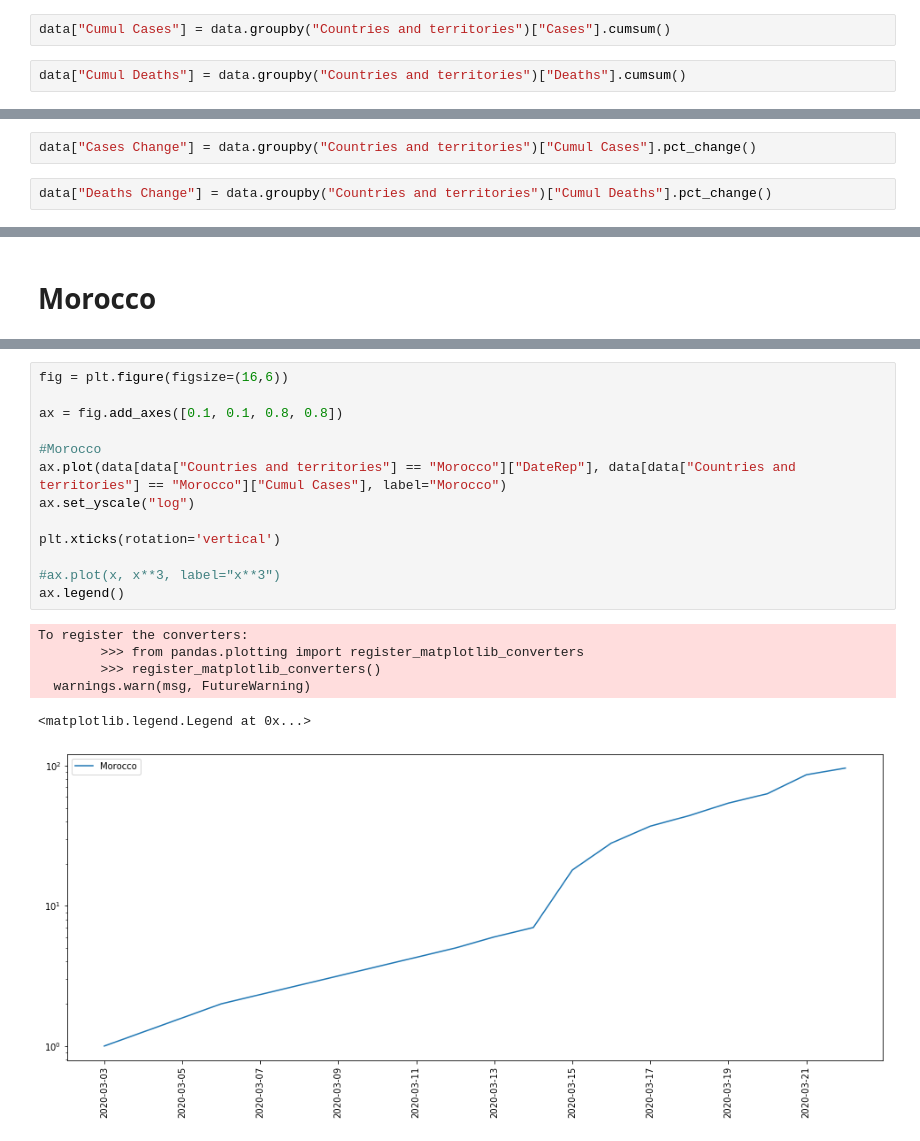
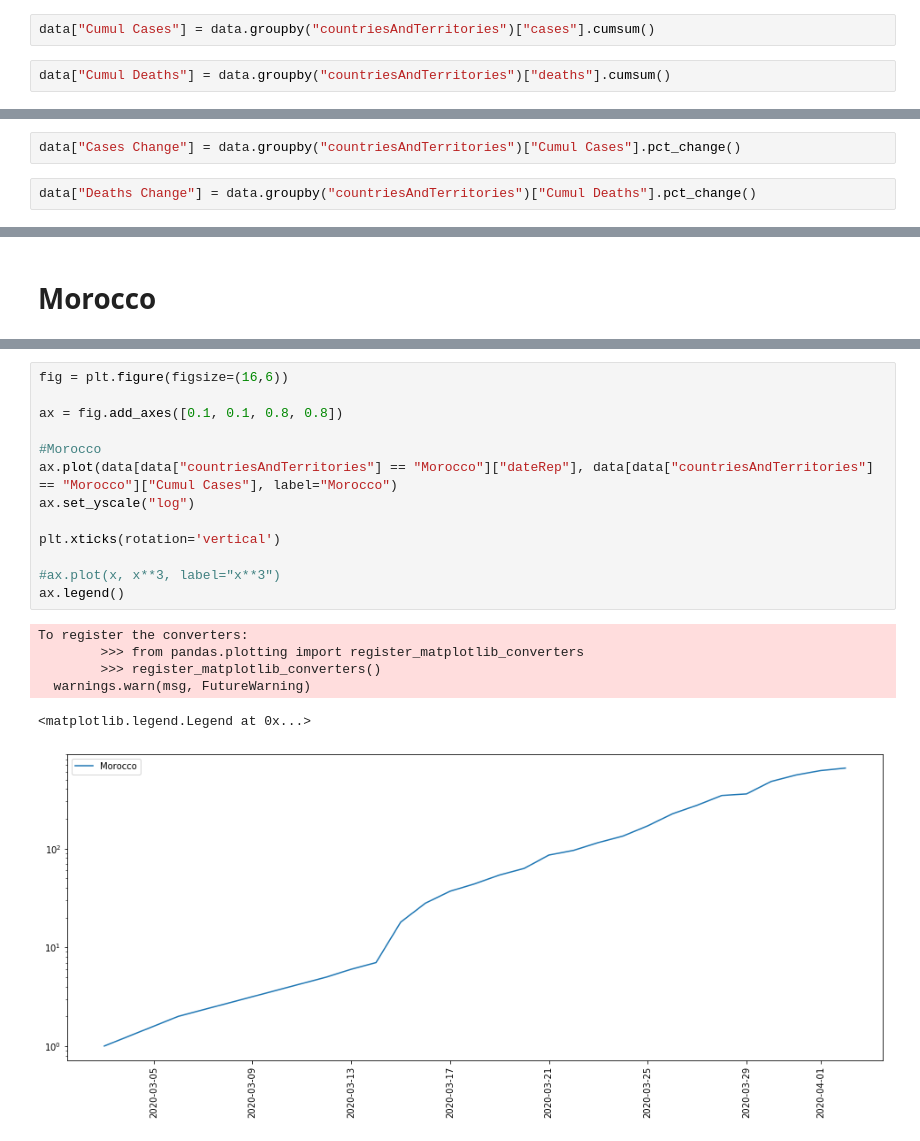
Before and after one commit to wassim-sayerh/covid-19, a Jupyter notebook: Covid Analysis.ipynb, the cells around one changed output, grey strips where cells are left out. Saved outputs shown, nothing was run; the diff lists cells and outputs as text.

Commit message:
Up-to-date Apr 2

```diff
--- a/Covid Analysis.ipynb
+++ b/Covid Analysis.ipynb
@@ -32,9 +52,9 @@ data
 # %% [markdown]
 # Computing cumulative values
 # %%
-data["Cumul Cases"] = data.groupby("Countries and territories")["Cases"].cumsum()
+data["Cumul Cases"] = data.groupby("countriesAndTerritories")["cases"].cumsum()
 # %%
-data["Cumul Deaths"] = data.groupby("Countries and territories")["Deaths"].cumsum()
+data["Cumul Deaths"] = data.groupby("countriesAndTerritories")["deaths"].cumsum()
 # %%
 data
 # %% [output]
@@ -56,9 +76,9 @@ data
 # %% [markdown]
 # Computing percentage changes
 # %%
-data["Cases Change"] = data.groupby("Countries and territories")["Cumul Cases"].pct_change()
+data["Cases Change"] = data.groupby("countriesAndTerritories")["Cumul Cases"].pct_change()
 # %%
-data["Deaths Change"] = data.groupby("Countries and territories")["Cumul Deaths"].pct_change()
+data["Deaths Change"] = data.groupby("countriesAndTerritories")["Cumul Deaths"].pct_change()
 # %% [markdown]
 # Eliminiating dates with fewer then 10 deaths (new table)
 # %%
@@ -185,20 +302,20 @@ data[data["Countries and territories"] == "Morocco"]
 # %%
 fig = plt.figure(figsize=(16,6))
 
 ax = fig.add_axes([0.1, 0.1, 0.8, 0.8])
 
 #Morocco
-ax.plot(data[data["Countries and territories"] == "Morocco"]["DateRep"], data[data["Countries and territories"] == "Morocco"]["Cumul Cases"], label="Morocco")
+ax.plot(data[data["countriesAndTerritories"] == "Morocco"]["dateRep"], data[data["countriesAndTerritories"] == "Morocco"]["Cumul Cases"], label="Morocco")
 ax.set_yscale("log")
 
 plt.xticks(rotation='vertical')
 
 #ax.plot(x, x**3, label="x**3")
 ax.legend()
 # %% [output]
 To register the converters:
         >>> from pandas.plotting import register_matplotlib_converters
         >>> register_matplotlib_converters()
   warnings.warn(msg, FutureWarning)
 <matplotlib.legend.Legend at 0x...>
-[figure, old version]
+[figure, new version]
```
Also changed, not shown: parts of 28 cells of this notebook.
